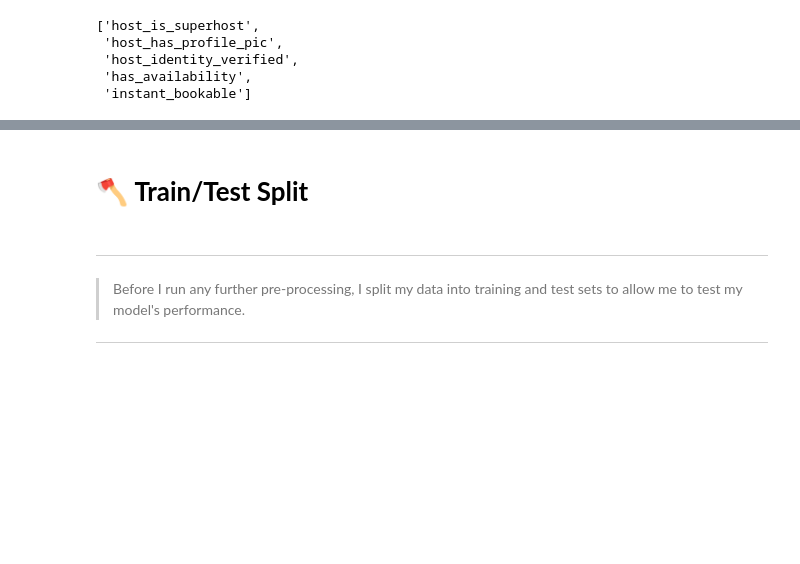
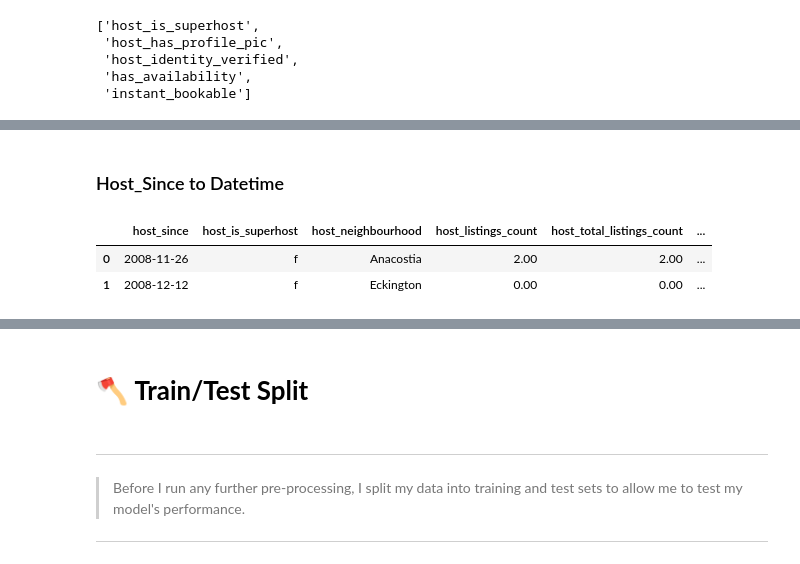
Before and after one commit to BenJMcCarty/Helping_Your_Hosts, a Jupyter notebook: Main.ipynb, the cells around one changed output, grey strips where cells are left out. Saved outputs shown, nothing was run; the diff lists cells and outputs as text; code cells hidden in the pictures; blank space fills up the shorter version.

```diff
--- a/Main.ipynb
+++ b/Main.ipynb
@@ -592,0 +620,9 @@ instant_bookable
+# %%
+## Converting each value into a float for processing
+
+try:
+    df['price'] = df['price'].map(lambda price: price[1:].replace(',','')).astype('float')
+    df['price'][0]
+except Exception:
+    print('\nValues are already processed and saved. No changes necessary')
+    print(f"\nSample value: {df['price'][0]}")
@@ -592,0 +645,8 @@ instant_bookable
+# %% [markdown]
+### Host_Since to Datetime
+# %%
+df.head(2)
+# %% [output]
+|  | host_since | host_is_superhost | host_neighbourhood | host_listings_count | host_total_listings_count | ... |
+| 0 | 2008-11-26 | f | Anacostia | 2.00 | 2.00 | ... |
+| 1 | 2008-12-12 | f | Eckington | 0.00 | 0.00 | ... |
```
Also changed, not shown: parts of 52 cells of this notebook, 1 other file.
